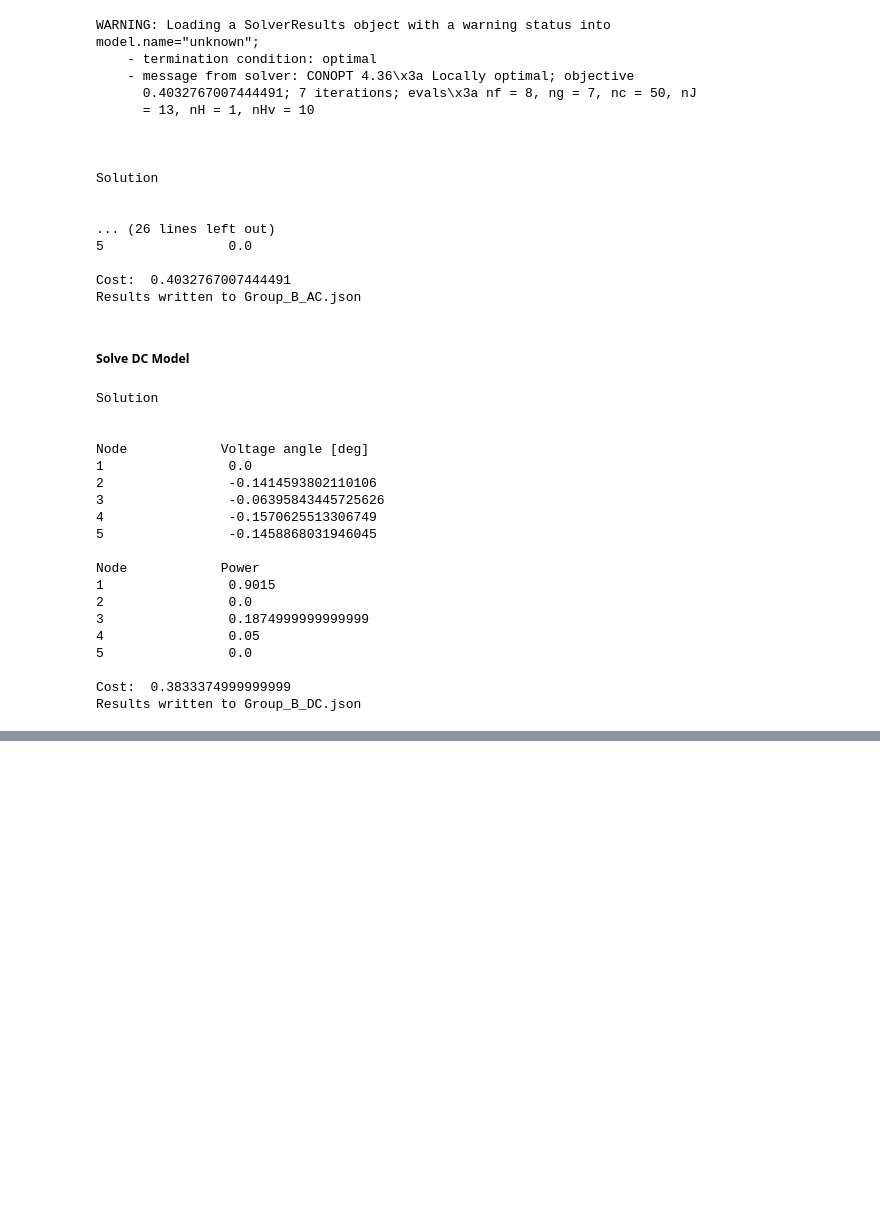
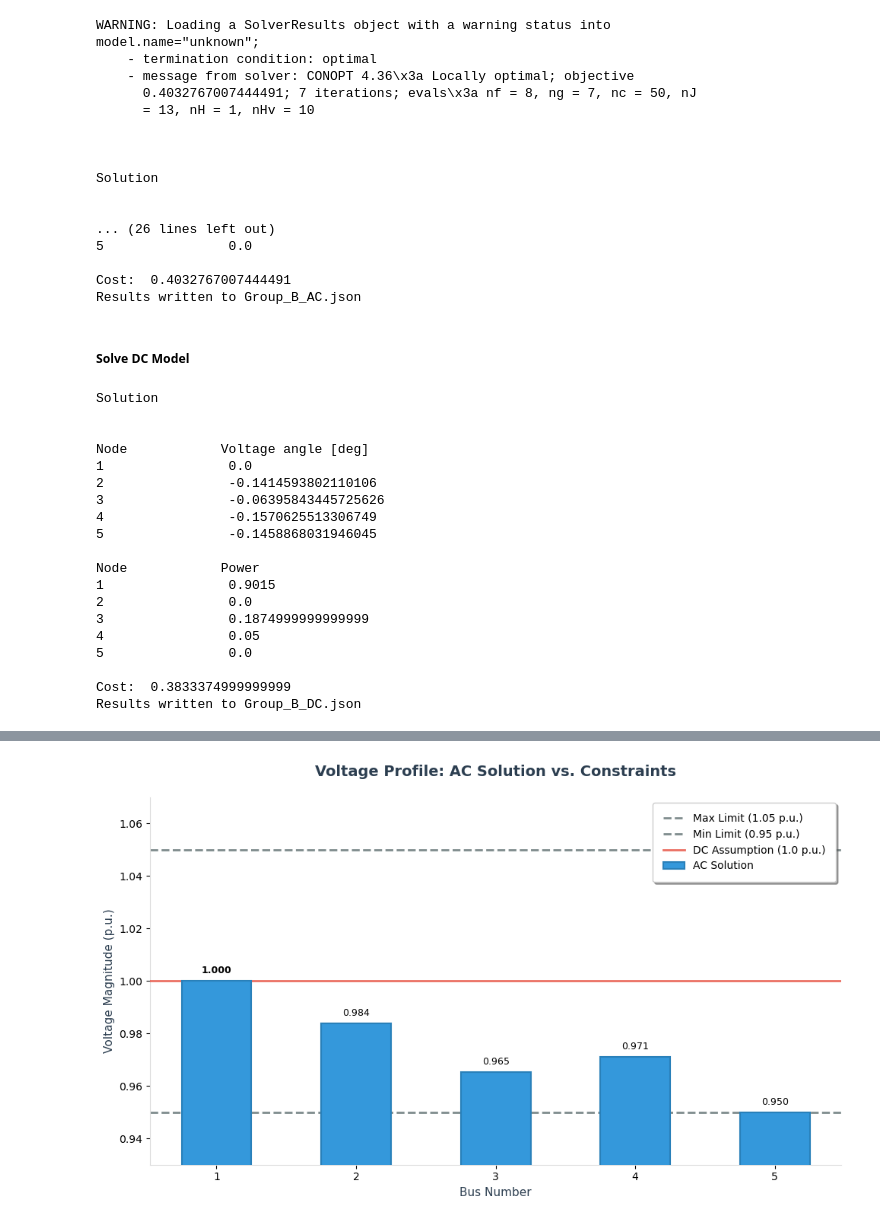
Before and after one commit to JontheFL/Optimal-Power-Flow, a Jupyter notebook: opf_starter.ipynb, the cells around one changed output, grey strips where cells are left out. Cells and saved outputs as stored; diff of their text form; code cells hidden in the pictures; blank space fills up the shorter version.

Commit message:
Voltage Profile and Network Plots for visualization

```diff
--- a/opf_starter.ipynb
+++ b/opf_starter.ipynb
@@ -345,11 +347,11 @@ def load_model(filename, m, AC=True):
 ##### Solve AC Model
 # %%
 AC = True
-model = load_model(FILENAME, pyo.ConcreteModel(), AC)
-solve_and_print(model, AC)
+model_ac = load_model(FILENAME, pyo.ConcreteModel(), AC)
+solve_and_print(model_ac, AC)
 # TODO: Uncomment if you want to write the result to json file
 team_name = 'Group_B'
-create_results_json(model, team_name, AC)
+create_results_json(model_ac, team_name, AC)
 # %% [output]
 WARNING: Loading a SolverResults object with a warning status into
 model.name="unknown";
@@ -399,0 +406,85 @@ Results written to Group_B_DC.json
+# %%
+import matplotlib.pyplot as plt
+import pyomo.environ as pyo
+import numpy as np
+
+def plot_voltage_profile_modern(model_ac):
+    # --- 1. Data Extraction ---
+    nodes = sorted(model_ac.nodes)
+    display_ids = [n + 1 for n in nodes]
+
+    # Extract values using Pyomo's value() function
+    v_ac = [pyo.value(model_ac.x_v[n]) for n in nodes]
+    v_min = [pyo.value(model_ac.V_min[n]) for n in nodes]
+    v_max = [pyo.value(model_ac.V_max[n]) for n in nodes]
+
+    # Create x-axis coordinates
+    x = np.arange(len(nodes))
+
+    # --- 2. Plot Setup (Modern Style) ---
+    fig, ax = plt.subplots(figsize=(10, 6), dpi=100)
+
+    # Clean up the chart junk (spines)
+    ax.spines['top'].set_visible(False)
+    ax.spines['right'].set_visible(False)
+    ax.spines['left'].set_color('#dddddd')
+    ax.spines['bottom'].set_color('#dddddd')
+
+    # --- 3. Draw Boundary Lines ---
+    # Max Limit Line
+    ax.axhline(max(v_max), color='#7f8c8d', linestyle='--', linewidth=2, zorder=1,
+               label=f'Max Limit ({max(v_max)} p.u.)')
+
+    # Min Limit Line
+    ax.axhline(min(v_min), color='#7f8c8d', linestyle='--', linewidth=2, zorder=1,
+               label=f'Min Limit ({min(v_min)} p.u.)')
+    # --- 4. Plot DC Reference ---
+    # A distinct red line for the DC assumption
+    ax.axhline(1.0, color='#e74c3c', linestyle='-', linewidth=2,
+               label='DC Assumption (1.0 p.u.)', zorder=3, alpha=0.8)
+
+    # --- 5. Plot AC Solution (Bars) ---
+    # Use a modern blue with slight transparency and a solid edge
+    bar_width = 0.5
+    bars = ax.bar(x, v_ac, width=bar_width, color='#3498db', edgecolor='#2980b9',
+                  linewidth=1.5, label='AC Solution', zorder=4)
+
+    # --- 6. Annotations and Limits ---
+    # Smart y-limits to frame the data tightly but comfortably
+    # We look for the lowest limit or value and subtract a margin
+    y_min_data = min(min(v_min), min(v_ac))
+    y_max_data = max(max(v_max), max(v_ac))
+    ax.set_ylim(y_min_data - 0.02, y_max_data + 0.02)
+
+    # Add text labels on top of bars
+    for i, rect in enumerate(bars):
+        height = rect.get_height()
+        # Visual check: If the bar is practically 1.0, bold it to show it's the Slack Bus
+        font_weight = 'bold' if abs(height - 1.0) < 1e-4 else 'normal'
+
+        ax.annotate(f'{height:.3f}',
+                    xy=(rect.get_x() + rect.get_width() / 2, height),
+                    xytext=(0, 5),  # 5 points vertical offset
+                    textcoords="offset points",
+                    ha='center', va='bottom', fontsize=9, fontweight=font_weight,
+                    bbox=dict(boxstyle="round,pad=0.2", fc="white", ec="none", alpha=0.7)) # legible background
+
+    # --- 7. Final Polish ---
+    ax.set_title('Voltage Profile: AC Solution vs. Constraints', fontsize=14, fontweight='bold', pad=20, color='#2c3e50')
+    ax.set_ylabel('Voltage Magnitude (p.u.)', fontsize=11, color='#2c3e50')
+    ax.set_xlabel('Bus Number', fontsize=11, color='#2c3e50')
+
+    # Set x-ticks to match the Display IDs
+    ax.set_xticks(x)
+    ax.set_xticklabels(display_ids)
+
+    # Custom Legend
+    ax.legend(loc='upper right', frameon=True, fancybox=True, shadow=True, borderpad=1)
+
+    plt.tight_layout()
+    plt.show()
+
+# Run with your solved model
+plot_voltage_profile_modern(model_ac)
+# %% [output]
+[figure, added]
```
Also changed, not shown: parts of 9 cells of this notebook.
